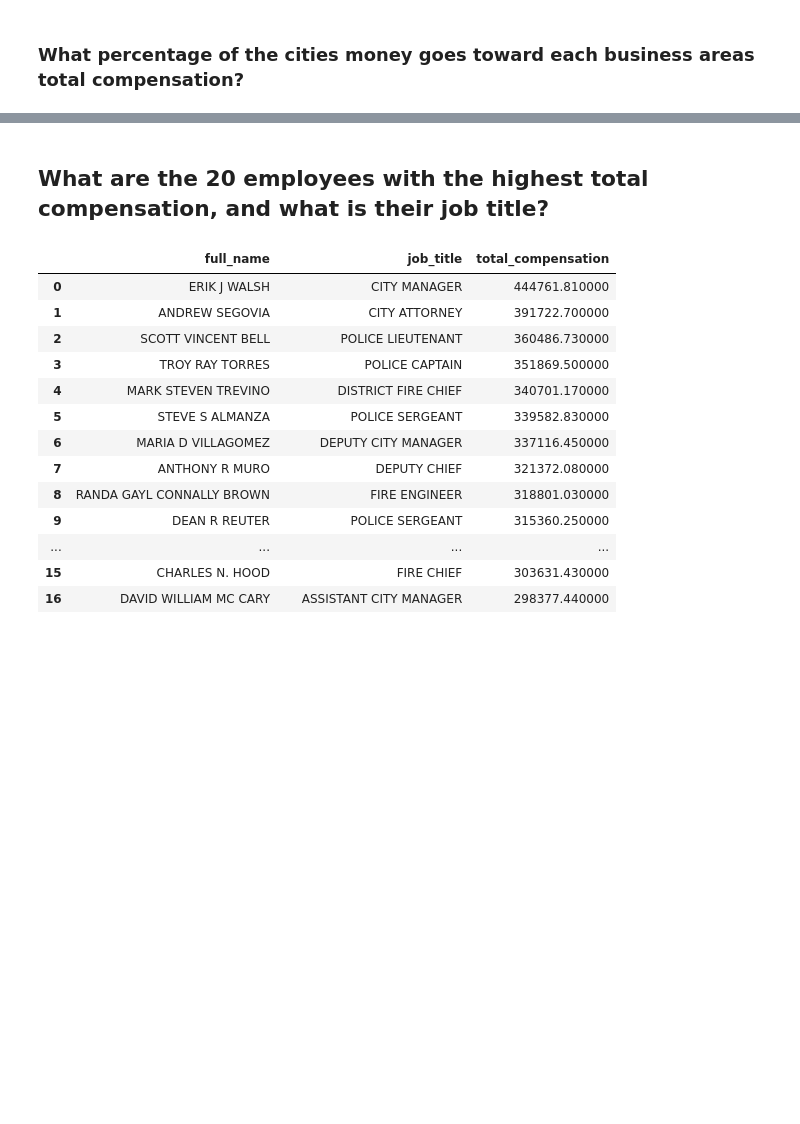
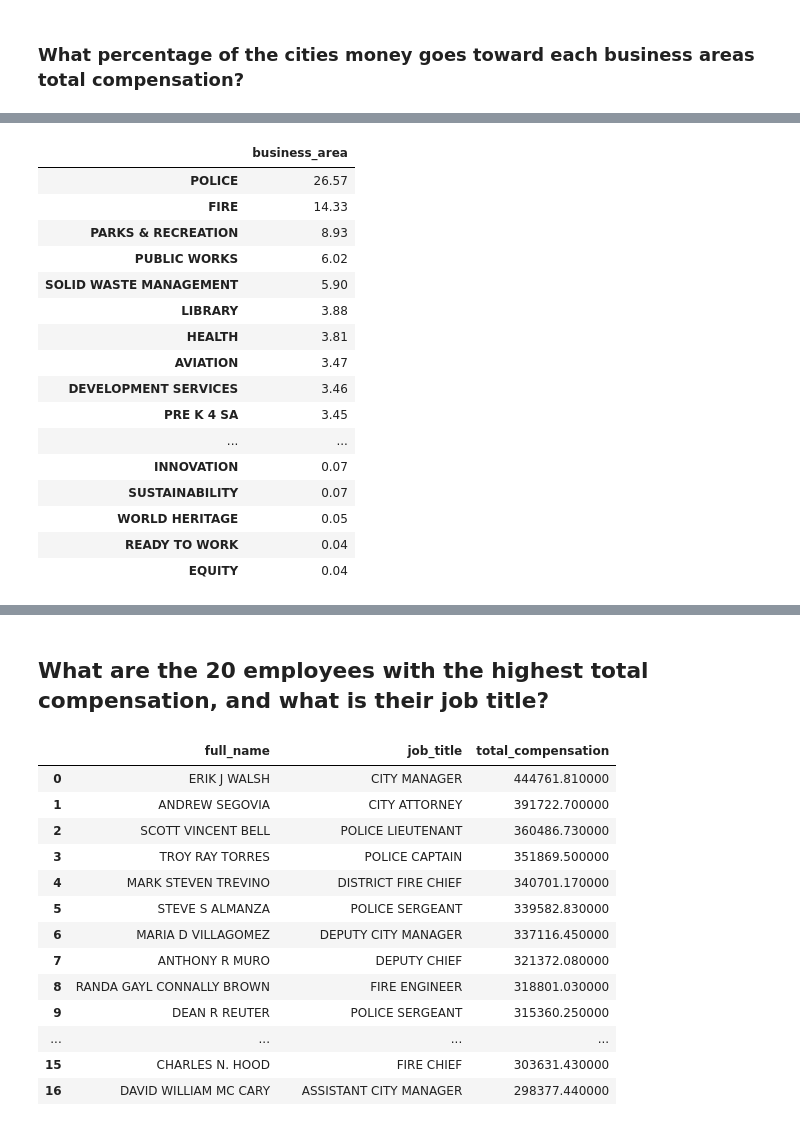
Before and after one commit to danschumac1/COSA_City_Compensation_2021, a Jupyter notebook: CityComp_Code.ipynb, the cells around one changed output, grey strips where cells are left out. Drawn from its saved outputs; the diff is of its cells as text; code cells hidden in the pictures; blank space fills up the shorter version.

```diff
--- a/CityComp_Code.ipynb
+++ b/CityComp_Code.ipynb
@@ -487,0 +665,21 @@ perc_per_ba
+# %%
+#this shows the percentage of
+percentage_emp_by_BA
+# %% [output]
+|  | business_area |
+| POLICE | 26.57 |
+| FIRE | 14.33 |
+| PARKS & RECREATION | 8.93 |
+| PUBLIC WORKS | 6.02 |
+| SOLID WASTE MANAGEMENT | 5.90 |
+| LIBRARY | 3.88 |
+| HEALTH | 3.81 |
+| AVIATION | 3.47 |
+| DEVELOPMENT SERVICES | 3.46 |
+| PRE K 4 SA | 3.45 |
+| ... | ... |
+| INNOVATION | 0.07 |
+| SUSTAINABILITY | 0.07 |
+| WORLD HERITAGE | 0.05 |
+| READY TO WORK | 0.04 |
+| EQUITY | 0.04 |
```
Also changed, not shown: parts of 91 cells of this notebook.
